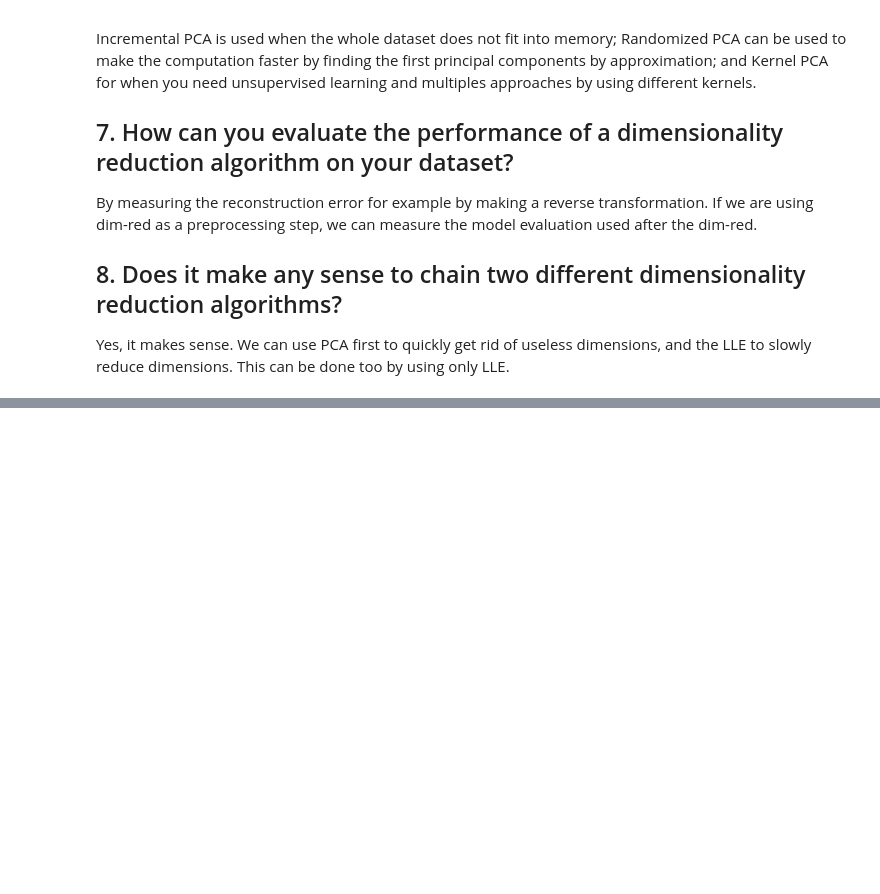
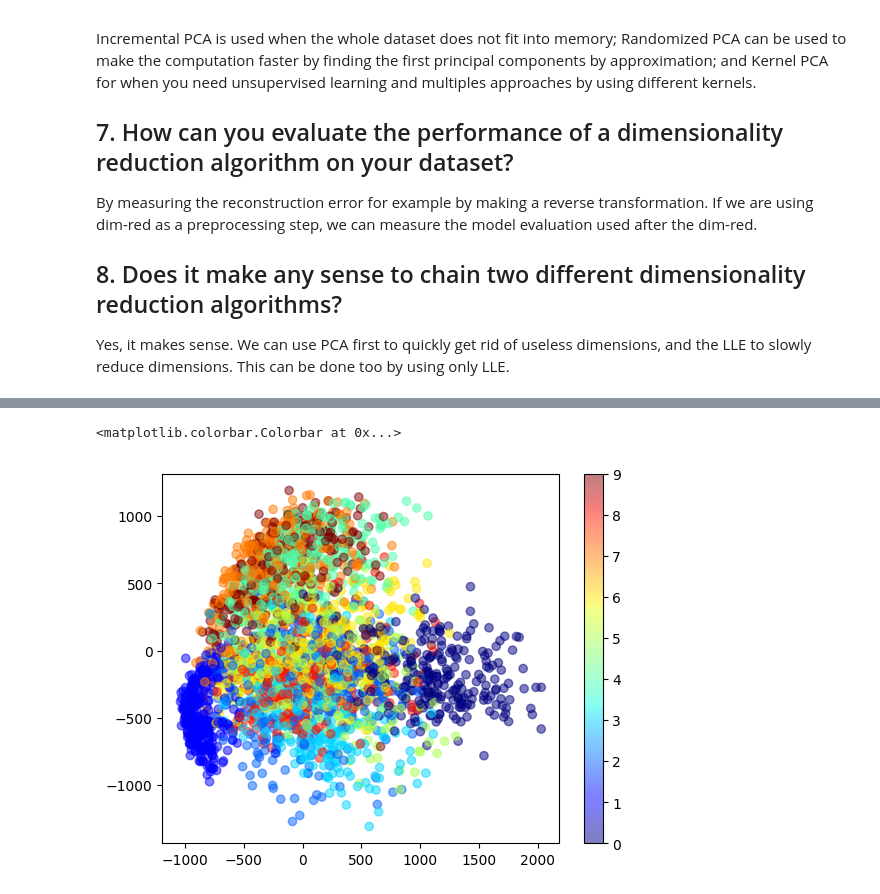
Before and after one commit to aguimorefran/handson-ml, a Jupyter notebook: ch8-dim-red/exercises.ipynb, the cells around one changed output, grey strips where cells are left out. Drawn from its saved outputs; the diff is of its cells as text; code cells hidden in the pictures; blank space fills up the shorter version.

```diff
--- a/ch8-dim-red/exercises.ipynb
+++ b/ch8-dim-red/exercises.ipynb
@@ -68,0 +74,5 @@ Yes, it makes sense. We can use PCA first to quickly get rid of useless dimensio
+# %%
+from sklearn.datasets import fetch_openml
+
+mnist = fetch_openml('mnist_784', version=1)
+mnist.keys()
@@ -73,0 +215,13 @@ Yes, it makes sense. We can use PCA first to quickly get rid of useless dimensio
+# %%
+# Reduce the dimensions of the dataset to 2 dimensions using PCA, then plot the 2D representation of the dataset
+
+pca = PCA(n_components=2)
+sample_size = 3000
+X_train_pca = pca.fit_transform(X_train)
+X_train_pca_sample = X_train_pca[:sample_size]
+y_train_sample = y_train[:sample_size]
+plt.scatter(X_train_pca_sample[:, 0], X_train_pca_sample[:, 1], c=y_train_sample.astype(int), cmap='jet', alpha=0.5)
+plt.colorbar()
+# %% [output]
+<matplotlib.colorbar.Colorbar at 0x...>
+[figure, added]
```
Also changed, not shown: parts of 14 cells of this notebook.
